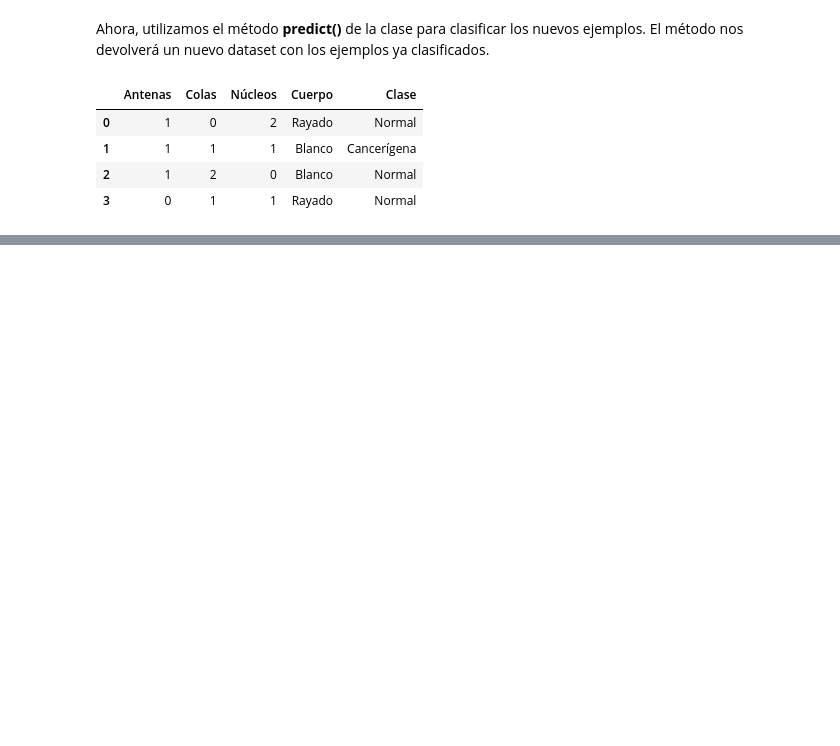
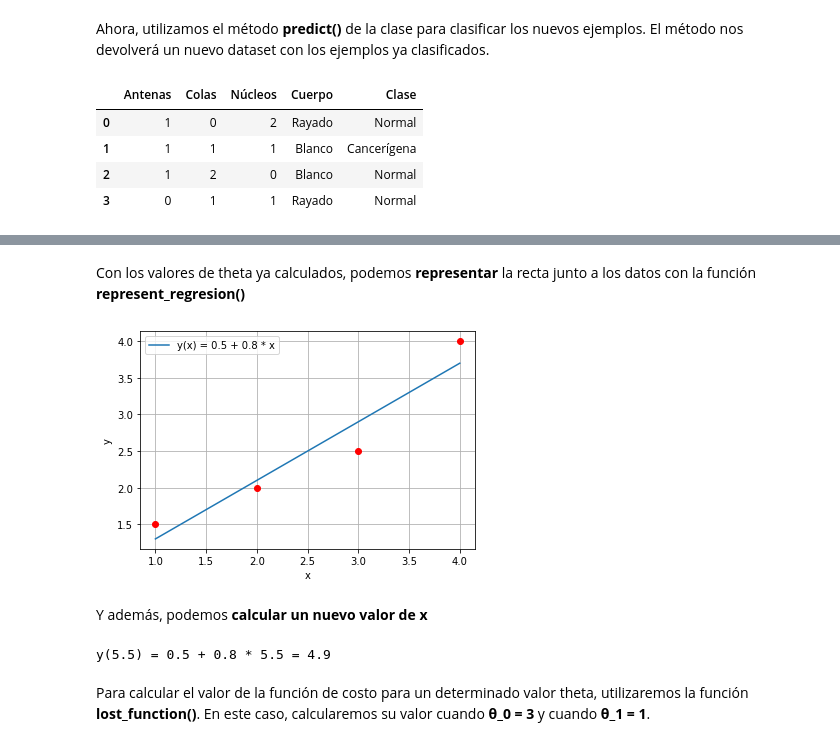
Before and after one commit to dperezt98/AA_PP, a Jupyter notebook: explicacion_algoritmos.ipynb, the cells around one changed output, grey strips where cells are left out. Drawn from its saved outputs; the diff is of its cells as text; code cells hidden in the pictures; blank space fills up the shorter version.

```diff
--- a/explicacion_algoritmos.ipynb
+++ b/explicacion_algoritmos.ipynb
@@ -77,0 +105,4 @@ alg.predict(dataset_test)
+# %%
+show = True
+X, Y = lr.prepare_dataset(dataset)
+theta = lr.calculate_theta(X, Y, show)
@@ -77,0 +127,16 @@ alg.predict(dataset_test)
+# %% [markdown]
+Con los valores de theta ya calculados, podemos **representar** la recta junto a los datos con la función **represent_regresion()**
+# %%
+lr.represent_regresion(dataset, theta)
+# %% [output]
+[figure, added]
+# %% [markdown]
+Y además, podemos **calcular un nuevo valor de x**
+# %%
+show = True
+x = 5.5
+y = lr.y(theta, x, show)
+# %% [output]
+y(5.5) = 0.5 + 0.8 * 5.5 = 4.9
+# %% [markdown]
+Para calcular el valor de la función de costo para un determinado valor theta, utilizaremos la función **lost_function()**. En este caso, calcularemos su valor cuando __θ_0 = 3__ y cuando __θ_1 = 1__.
```
Also changed, not shown: parts of 14 cells of this notebook, 5 other files.
